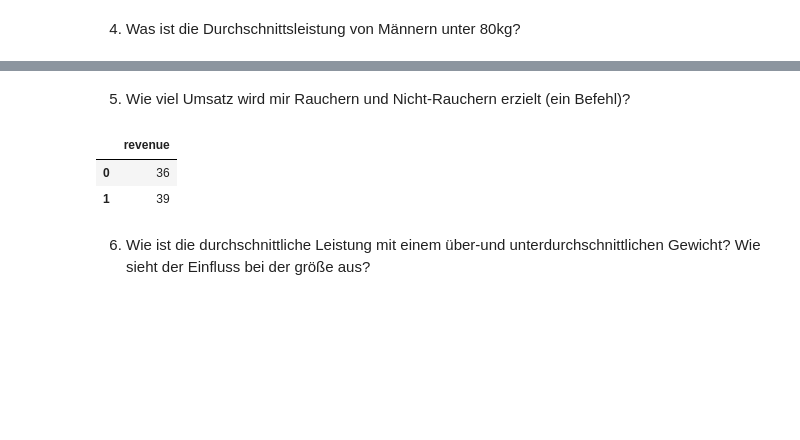
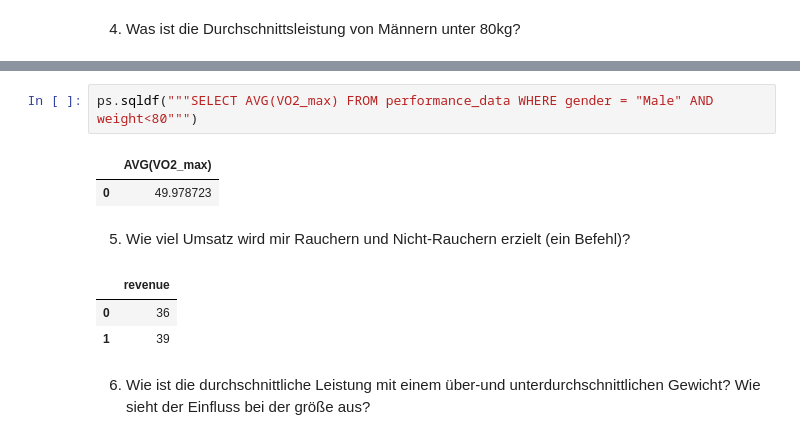
Before and after one commit to lillinml/MCI-MSE_Aufgaben, a Jupyter notebook: PÜ4/SQL-Übung.ipynb, the cells around one changed output, grey strips where cells are left out. Saved outputs shown, nothing was run; the diff lists cells and outputs as text; blank space fills up the shorter version.

```diff
--- a/PÜ4/SQL-Übung.ipynb
+++ b/PÜ4/SQL-Übung.ipynb
@@ -372,3 +370,8 @@ ps.sqldf("""SELECT diagnostician_id, revenue FROM performance_data WHERE diagnos
+# %%
+ps.sqldf("""SELECT AVG(VO2_max) FROM performance_data WHERE gender = "Male" AND weight<80""")
+# %% [output]
+|  | AVG(VO2_max) |
+| 0 | 49.978723 |
 # %% [markdown]
 5. Wie viel Umsatz wird mir Rauchern und Nicht-Rauchern erzielt (ein Befehl)?
 # %%
```
Also changed, not shown: parts of 5 cells of this notebook.
